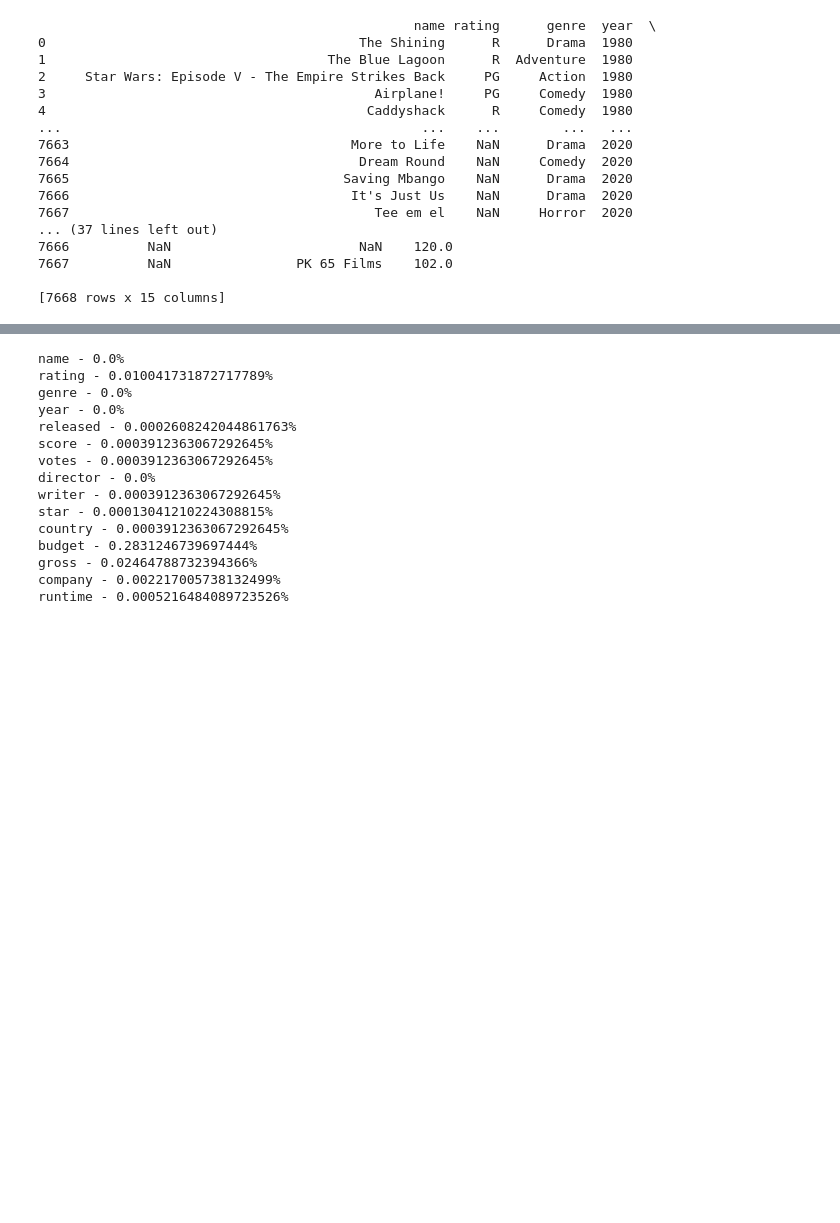
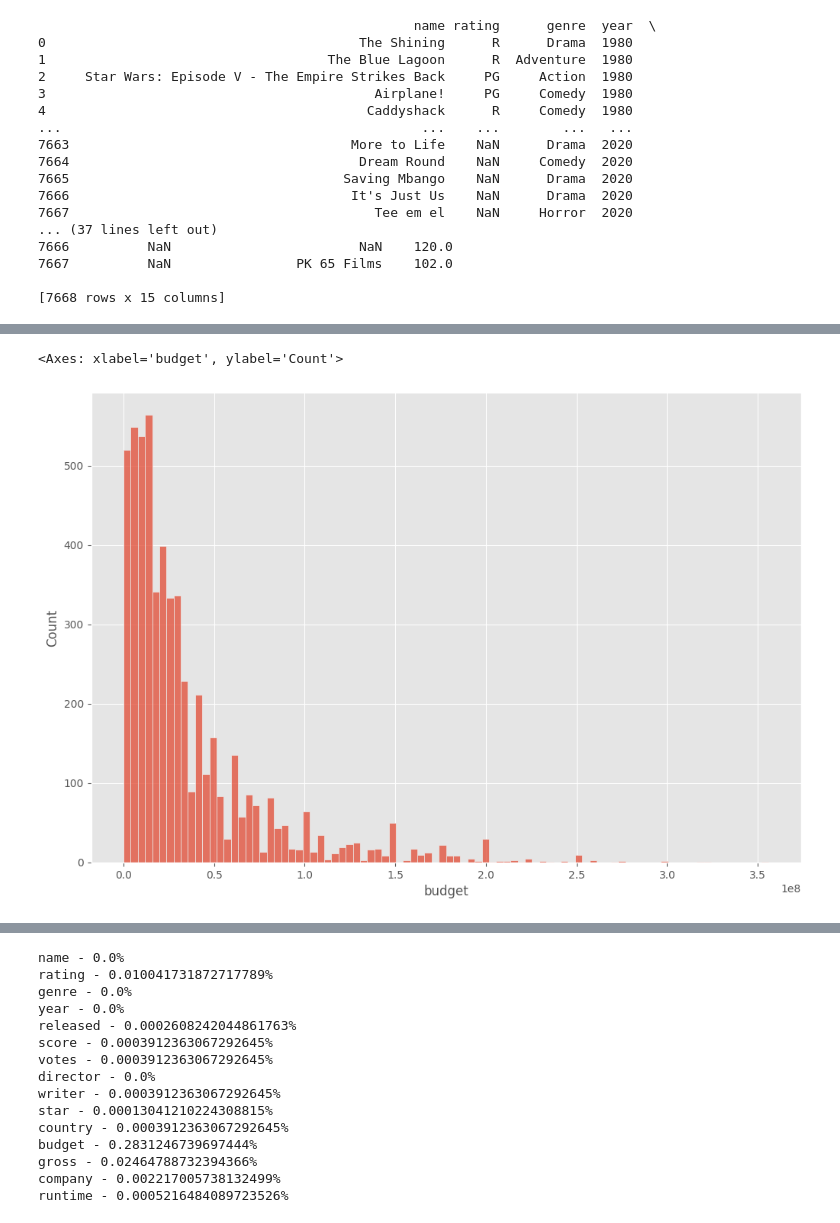
Before and after one commit to BidhuKar/Analytics_Python, a Jupyter notebook: DataCleaning.ipynb, the cells around one changed output, grey strips where cells are left out. Drawn from its saved outputs; the diff is of its cells as text; code cells hidden in the pictures; blank space fills up the shorter version.

```diff
--- a/DataCleaning.ipynb
+++ b/DataCleaning.ipynb
@@ -79,0 +76,5 @@ runtime - 4
+# %%
+sns.histplot(df['budget'])
+# %% [output]
+<Axes: xlabel='budget', ylabel='Count'>
+[figure, added]
```
Also changed, not shown: parts of 6 cells of this notebook.
